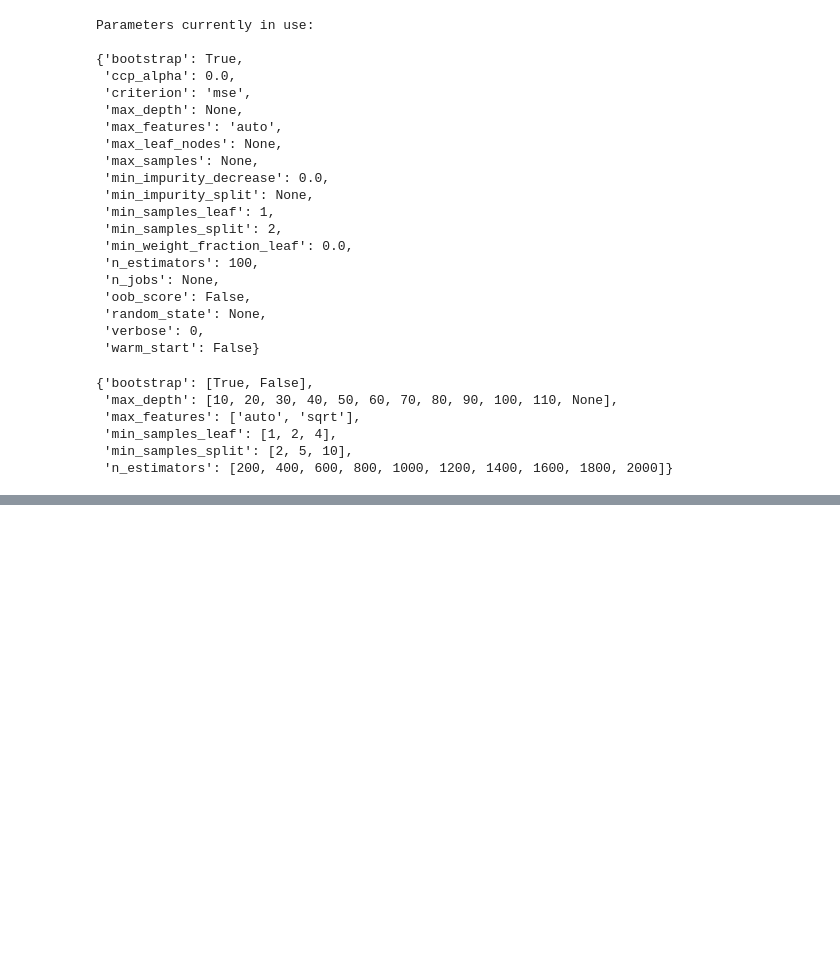
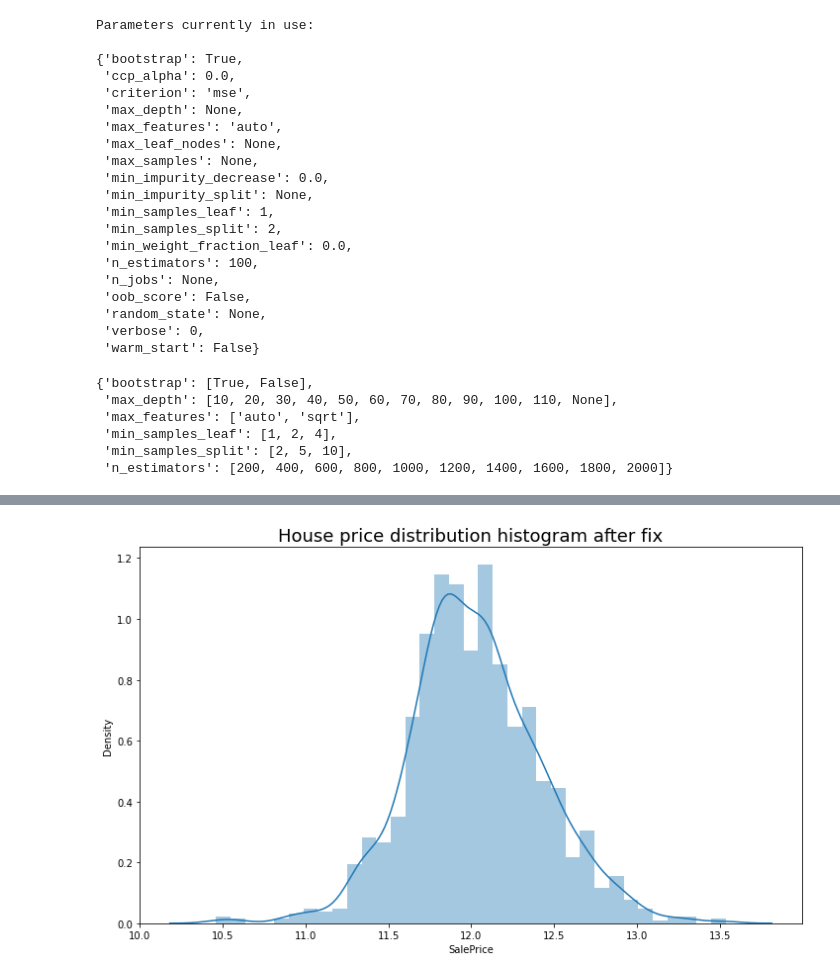
Before and after one commit to laurakoldekivi/DS-2021-project, a Jupyter notebook: ds-project_updated.ipynb, the cells around one changed output, grey strips where cells are left out. Drawn from its saved outputs; the diff is of its cells as text; code cells hidden in the pictures; blank space fills up the shorter version.

```diff
--- a/ds-project_updated.ipynb
+++ b/ds-project_updated.ipynb
@@ -834,0 +834,9 @@ print(RMSE(y_test,rfrhyper.predict(X_test)))
+# %%
+train['SalePrice'] = np.log1p(train['SalePrice'])
+plt.figure(figsize=(12, 7))
+
+sns.distplot(train['SalePrice'])
+plt.title('House price distribution histogram after fix', fontsize=18)
+plt.show()
+# %% [output]
+[figure, added]
```
Also changed, not shown: parts of 31 cells of this notebook.
